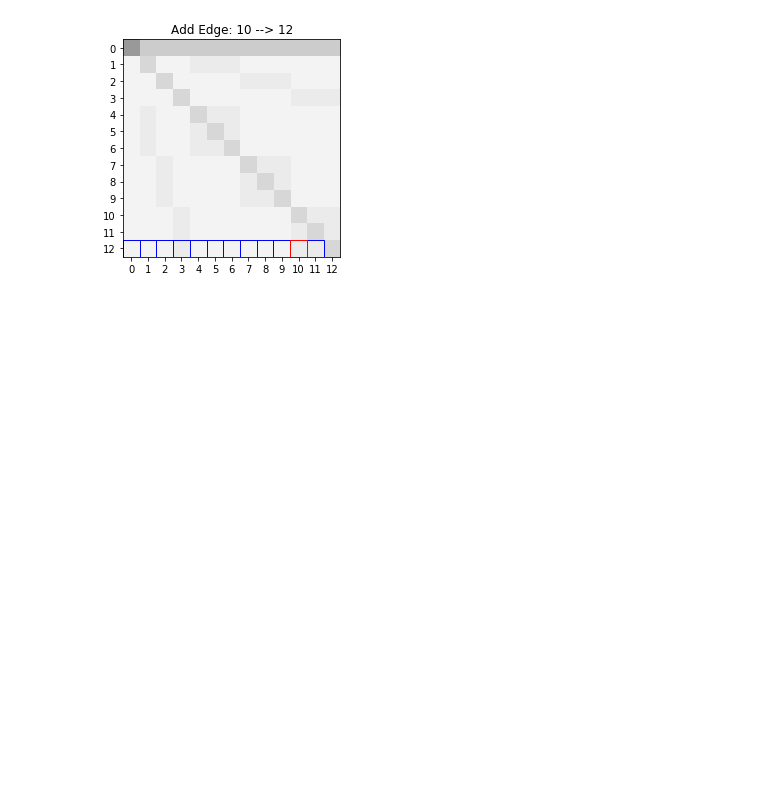
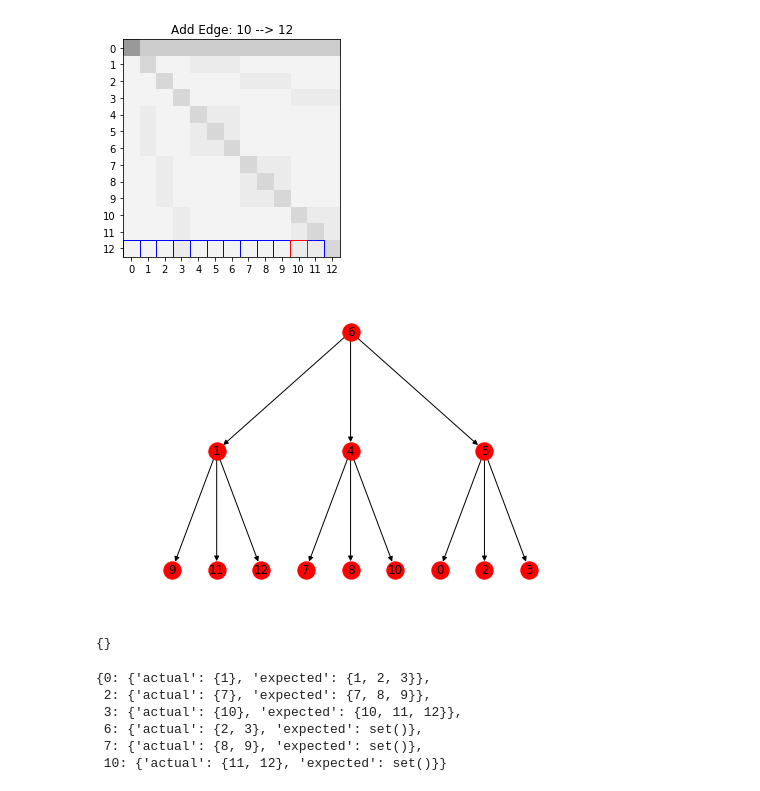
Before and after one commit to aleveren/ucsd-research, a Jupyter notebook: simple-hier-topic-model/simple-pachinko-data-sim.ipynb, the cells around one changed output. Cells and saved outputs as stored; diff of their text form; code cells hidden in the pictures; blank space fills up the shorter version.

Commit message:
Update notebook to run 2 tree extraction algos, and compute tree diffs

```diff
--- a/simple-hier-topic-model/simple-pachinko-data-sim.ipynb
+++ b/simple-hier-topic-model/simple-pachinko-data-sim.ipynb
@@ -517,3 +522,10 @@ Add Edge: 10 --> 12
 [figure]
 [figure]
 [figure]
+# %%
+#t2 = GS.extract(R, branching_factors=[3,3])
+t2 = GS.extract(R / R.sum(axis=0), branching_factors=[3,3])
+# %%
+nx.draw(t2, pos=bfs_layout(t2), with_labels=True)
+# %% [output]
+[figure, added]
@@ -519,0 +555,13 @@ Add Edge: 10 --> 12
+# %%
+graph_diff(tree, expected)
+# %% [output]
+{}
+# %%
+graph_diff(t, expected)
+# %% [output]
+{0: {'actual': {1}, 'expected': {1, 2, 3}},
+ 2: {'actual': {7}, 'expected': {7, 8, 9}},
+ 3: {'actual': {10}, 'expected': {10, 11, 12}},
+ 6: {'actual': {2, 3}, 'expected': set()},
+ 7: {'actual': {8, 9}, 'expected': set()},
+ 10: {'actual': {11, 12}, 'expected': set()}}
```
Also changed, not shown: parts of 8 cells of this notebook.
